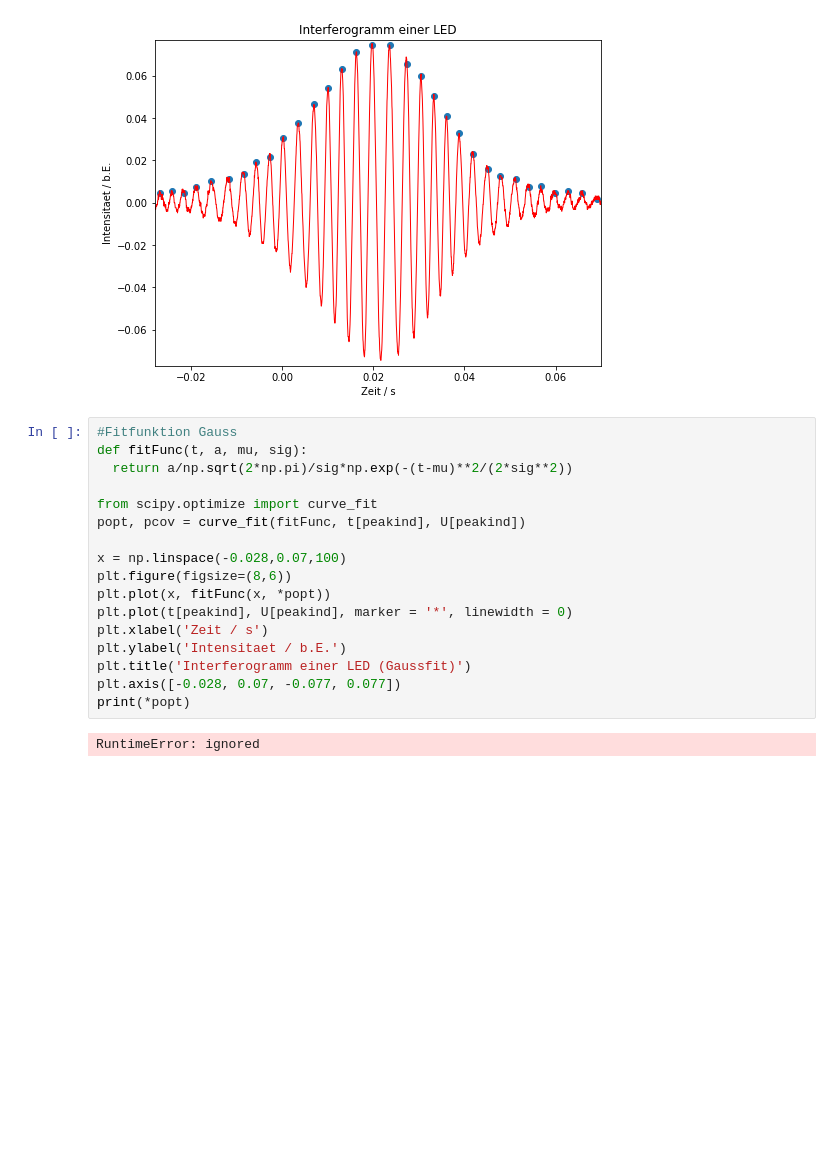
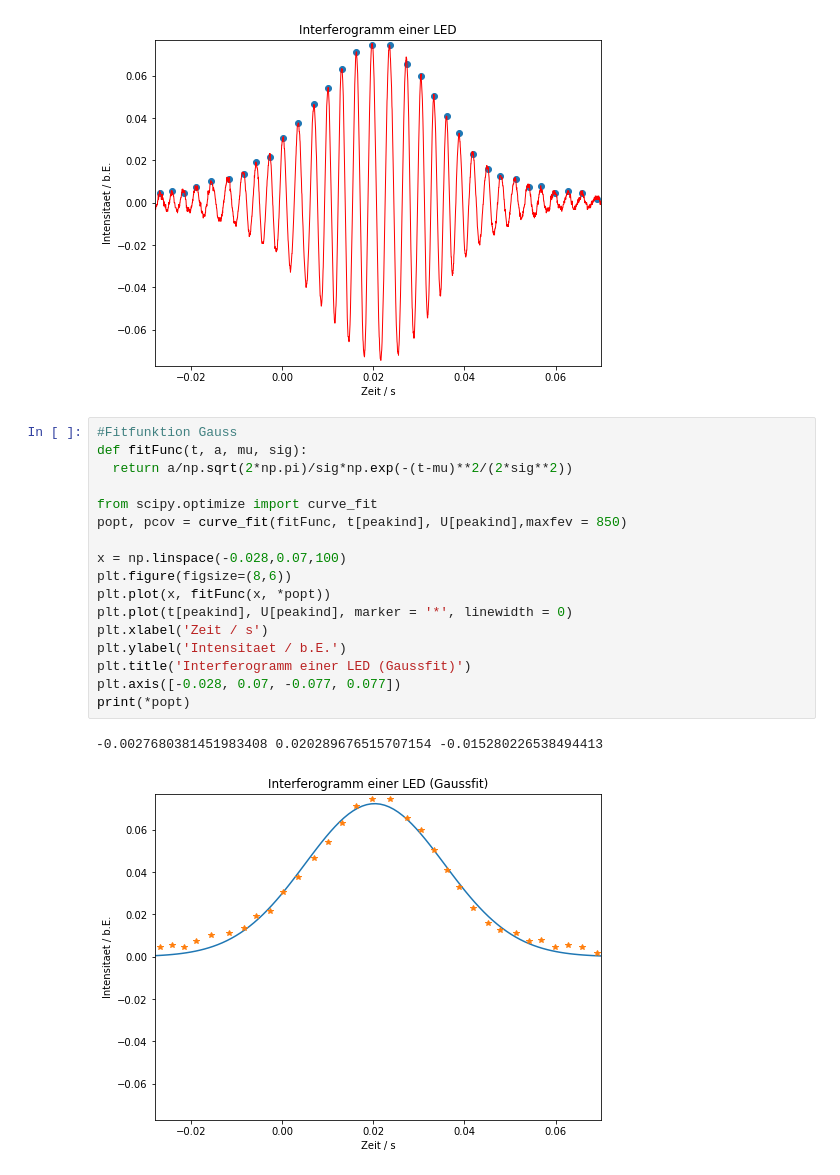
Before and after one commit to Meistermagier/PAP2, a Jupyter notebook: Experiment_232.ipynb, the cells around one changed output. Saved outputs shown, nothing was run; the diff lists cells and outputs as text; blank space fills up the shorter version.

```diff
--- a/Experiment_232.ipynb
+++ b/Experiment_232.ipynb
@@ -70,19 +90,20 @@ plt.axis([-0.028, 0.07, -0.077, 0.077])
 # %%
 #Fitfunktion Gauss
 def fitFunc(t, a, mu, sig):
   return a/np.sqrt(2*np.pi)/sig*np.exp(-(t-mu)**2/(2*sig**2))
 
 from scipy.optimize import curve_fit
-popt, pcov = curve_fit(fitFunc, t[peakind], U[peakind])
+popt, pcov = curve_fit(fitFunc, t[peakind], U[peakind],maxfev = 850)
 
 x = np.linspace(-0.028,0.07,100)
 plt.figure(figsize=(8,6))
 plt.plot(x, fitFunc(x, *popt))
 plt.plot(t[peakind], U[peakind], marker = '*', linewidth = 0)
 plt.xlabel('Zeit / s')
 plt.ylabel('Intensitaet / b.E.')
 plt.title('Interferogramm einer LED (Gaussfit)')
 plt.axis([-0.028, 0.07, -0.077, 0.077])
 print(*popt)
 # %% [output]
-RuntimeError: ignored
+-0.0027680381451983408 0.020289676515707154 -0.015280226538494413
+[figure, added]
```
Also changed, not shown: parts of 11 cells of this notebook.
